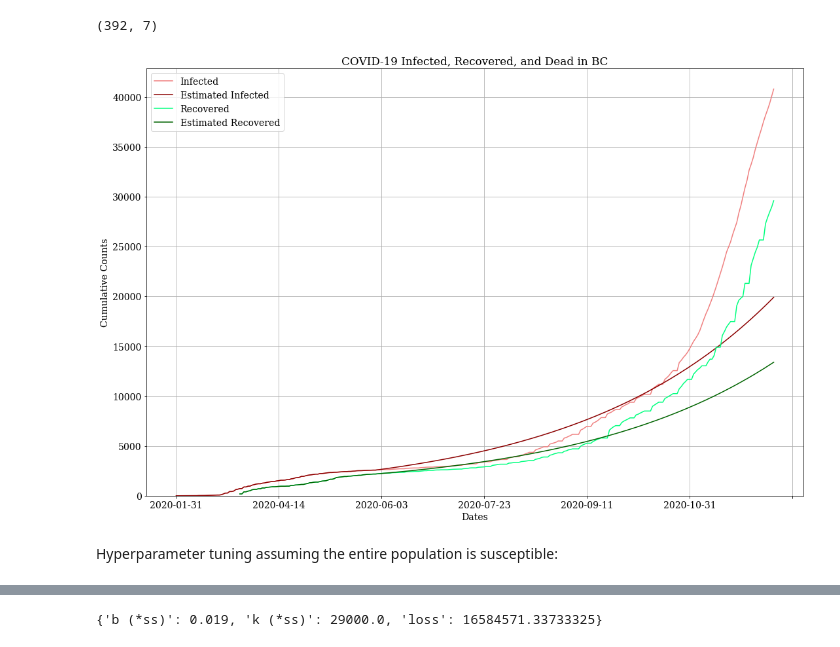
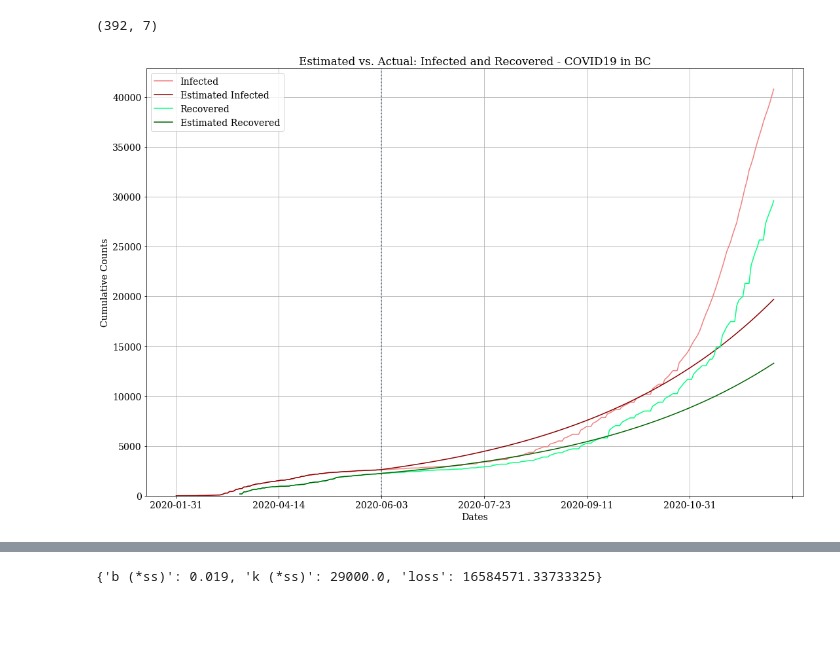
Before and after one commit to atkinssamuel/COVID-19-projection, a Jupyter notebook: project/atkins_1002951754_finalproject.ipynb, the cells around one changed output, grey strips where cells are left out. Saved outputs shown, nothing was run; the diff lists cells and outputs as text; code cells hidden in the pictures; blank space fills up the shorter version.

```diff
--- a/project/atkins_1002951754_finalproject.ipynb
+++ b/project/atkins_1002951754_finalproject.ipynb
@@ -721,8 +731,8 @@ susceptible -= bc_19["infected"] - bc_19["recovered"] - bc_19["dead"]
 bc_19["susceptible"] = susceptible
 bc_19 = bc_19[["date", "susceptible", "infected", "recovered", "dead"]]
 
-starting_date = "2020-06-01"
-starting_index = bc_19[bc_19["date"] == "2020-06-01"].index[0]
+starting_date = "2020-06-03"
+starting_index = bc_19[bc_19["date"] == "2020-06-03"].index[0]
 
 def create_estimates(bc_19, projection_length):
     cur_datetime = datetime.date.fromisoformat("2020-12-11") + datetime.timedelta(days=1)
@@ -791,28 +801,31 @@ bc_19_indexed = create_estimates(bc_19, 0)
 
 bc_19_indexed, loss = estimate(bc_19_indexed, b, k)
 # %%
-def plot_estimates(bc_19_indexed):
+def plot_estimates(bc_19_indexed, title="Estimated vs. Actual: Infected and Recovered - COVID19 in BC"):
     visualization_arr = ["infected", "infected_est", "recovered", "recovered_est"]
     colors = ["lightcoral", "darkred", "springgreen", "darkgreen"]
     ax = bc_19_indexed[visualization_arr].plot(figsize=(18, 12), color=colors)
     font = {'font.family' : 'serif',
             'font.size'   : 14,
             'font.weight' : 'normal'}
 
+    bc_19 = bc_19_indexed.reset_index()
+
+    ax.axvline(x=bc_19[bc_19["date"] == starting_date].index, color="slategray", linestyle=":", linewidth=2)
+
+
     plt.rcParams.update(font)
-    plt.title("COVID-19 Infected, Recovered, and Dead in BC")
+    plt.title(title)
     plt.xlabel("Dates")
     plt.ylabel("Cumulative Counts")
     plt.ylim(bottom=0)
     plt.legend()
     plt.grid(True)
 
     ax.legend(["Infected", "Estimated Infected", "Recovered", "Estimated Recovered"])
 
     plt.show()
 # estimates with good estimates determined manually
 plot_estimates(bc_19_indexed)
 # %% [output]
-[figure, old version]
+[figure, new version]
-# %% [markdown]
-Hyperparameter tuning assuming the entire population is susceptible:
```
Also changed, not shown: parts of 35 cells of this notebook.
